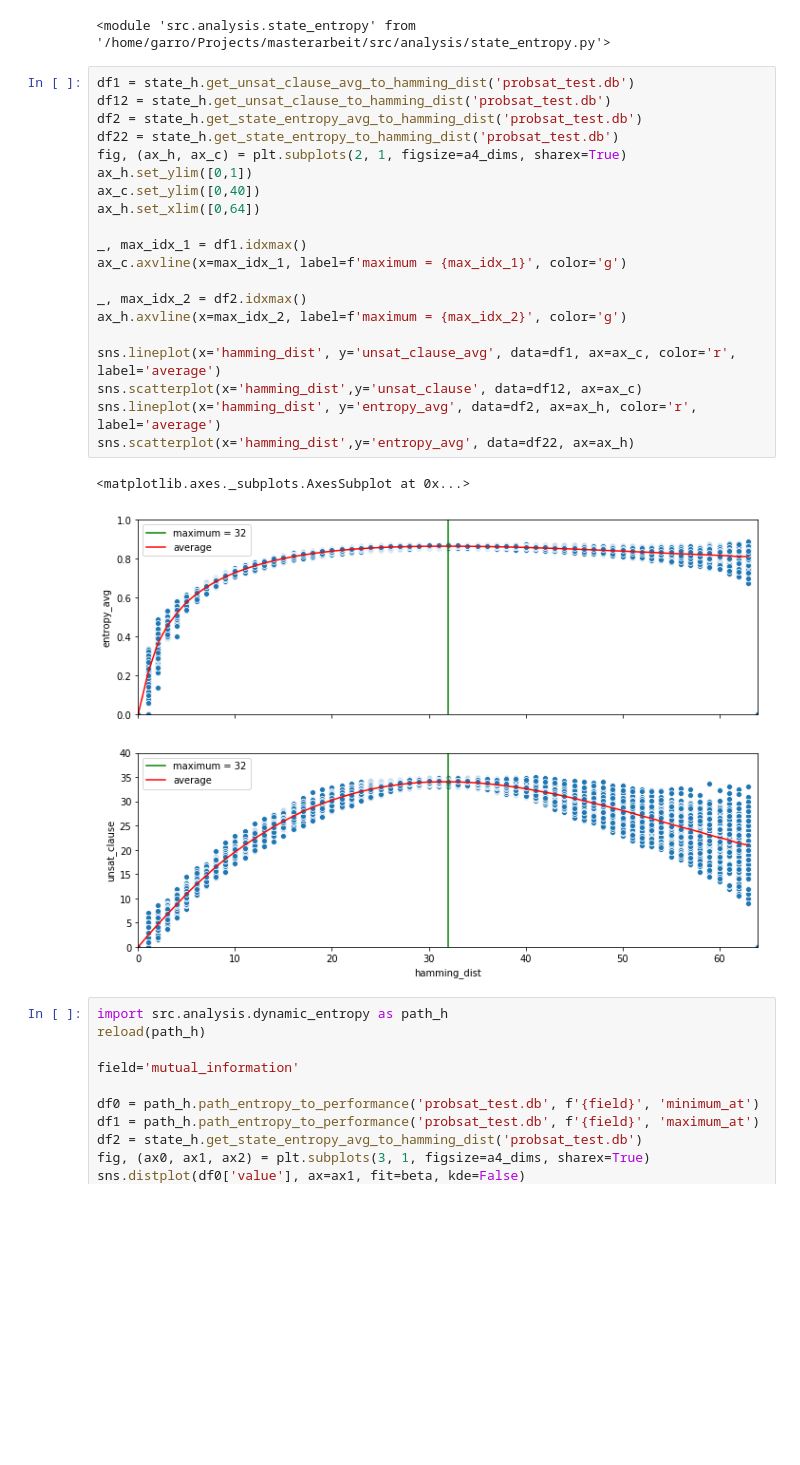
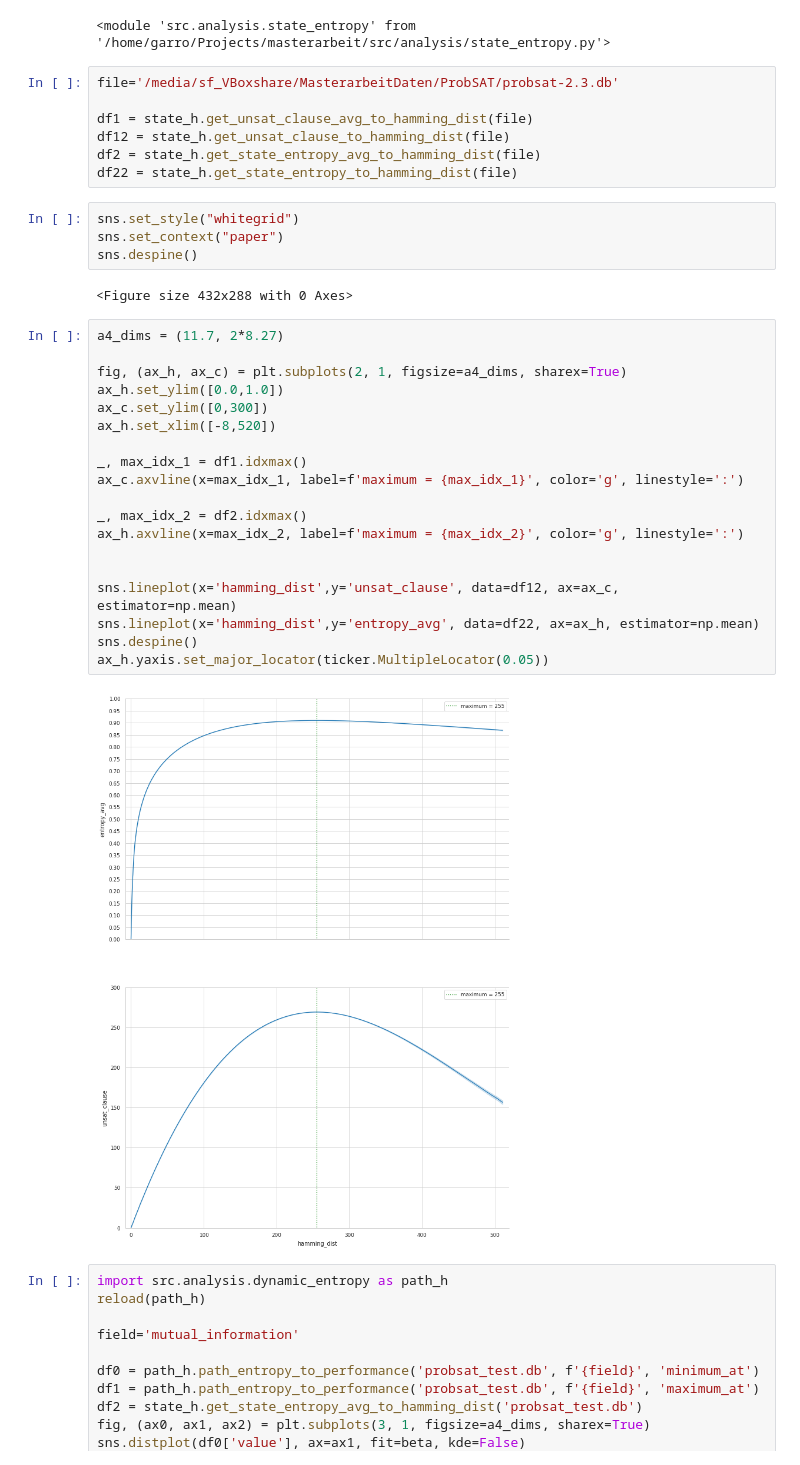
Before and after one commit to SRechenberger/Masterarbeit_Code, a Jupyter notebook: analysis.ipynb, the cells around one changed output. Cells and saved outputs as stored; diff of their text form; blank space fills up the shorter version.

```diff
--- a/analysis.ipynb
+++ b/analysis.ipynb
@@ -23,29 +24,40 @@ import src.analysis.state_entropy as state_h
 reload(state_h)
 # %% [output]
 <module 'src.analysis.state_entropy' from '/home/garro/Projects/masterarbeit/src/analysis/state_entropy.py'>
+# %%
+file='/media/sf_VBoxshare/MasterarbeitDaten/ProbSAT/probsat-2.3.db'
+
+df1 = state_h.get_unsat_clause_avg_to_hamming_dist(file)
+df12 = state_h.get_unsat_clause_to_hamming_dist(file)
+df2 = state_h.get_state_entropy_avg_to_hamming_dist(file)
+df22 = state_h.get_state_entropy_to_hamming_dist(file)
+# %%
+sns.set_style("whitegrid")
+sns.set_context("paper")
+sns.despine()
+# %% [output]
+<Figure size 432x288 with 0 Axes>
 # %%
-df1 = state_h.get_unsat_clause_avg_to_hamming_dist('probsat_test.db')
-df12 = state_h.get_unsat_clause_to_hamming_dist('probsat_test.db')
-df2 = state_h.get_state_entropy_avg_to_hamming_dist('probsat_test.db')
-df22 = state_h.get_state_entropy_to_hamming_dist('probsat_test.db')
+a4_dims = (11.7, 2*8.27)
+
 fig, (ax_h, ax_c) = plt.subplots(2, 1, figsize=a4_dims, sharex=True)
-ax_h.set_ylim([0,1])
-ax_c.set_ylim([0,40])
-ax_h.set_xlim([0,64])
+ax_h.set_ylim([0.0,1.0])
+ax_c.set_ylim([0,300])
+ax_h.set_xlim([-8,520])
 
 _, max_idx_1 = df1.idxmax()
-ax_c.axvline(x=max_idx_1, label=f'maximum = {max_idx_1}', color='g')
+ax_c.axvline(x=max_idx_1, label=f'maximum = {max_idx_1}', color='g', linestyle=':')
 
 _, max_idx_2 = df2.idxmax()
-ax_h.axvline(x=max_idx_2, label=f'maximum = {max_idx_2}', color='g')
+ax_h.axvline(x=max_idx_2, label=f'maximum = {max_idx_2}', color='g', linestyle=':')
 
-sns.lineplot(x='hamming_dist', y='unsat_clause_avg', data=df1, ax=ax_c, color='r', label='average')
-sns.scatterplot(x='hamming_dist',y='unsat_clause', data=df12, ax=ax_c)
-sns.lineplot(x='hamming_dist', y='entropy_avg', data=df2, ax=ax_h, color='r', label='average')
-sns.scatterplot(x='hamming_dist',y='entropy_avg', data=df22, ax=ax_h)
+
+sns.lineplot(x='hamming_dist',y='unsat_clause', data=df12, ax=ax_c, estimator=np.mean)
+sns.lineplot(x='hamming_dist',y='entropy_avg', data=df22, ax=ax_h, estimator=np.mean)
+sns.despine()
+ax_h.yaxis.set_major_locator(ticker.MultipleLocator(0.05))
 # %% [output]
-<matplotlib.axes._subplots.AxesSubplot at 0x...>
-[figure, old version]
+[figure, new version]
 # %%
 import src.analysis.dynamic_entropy as path_h
 reload(path_h)
```
Also changed, not shown: parts of 5 cells of this notebook.
